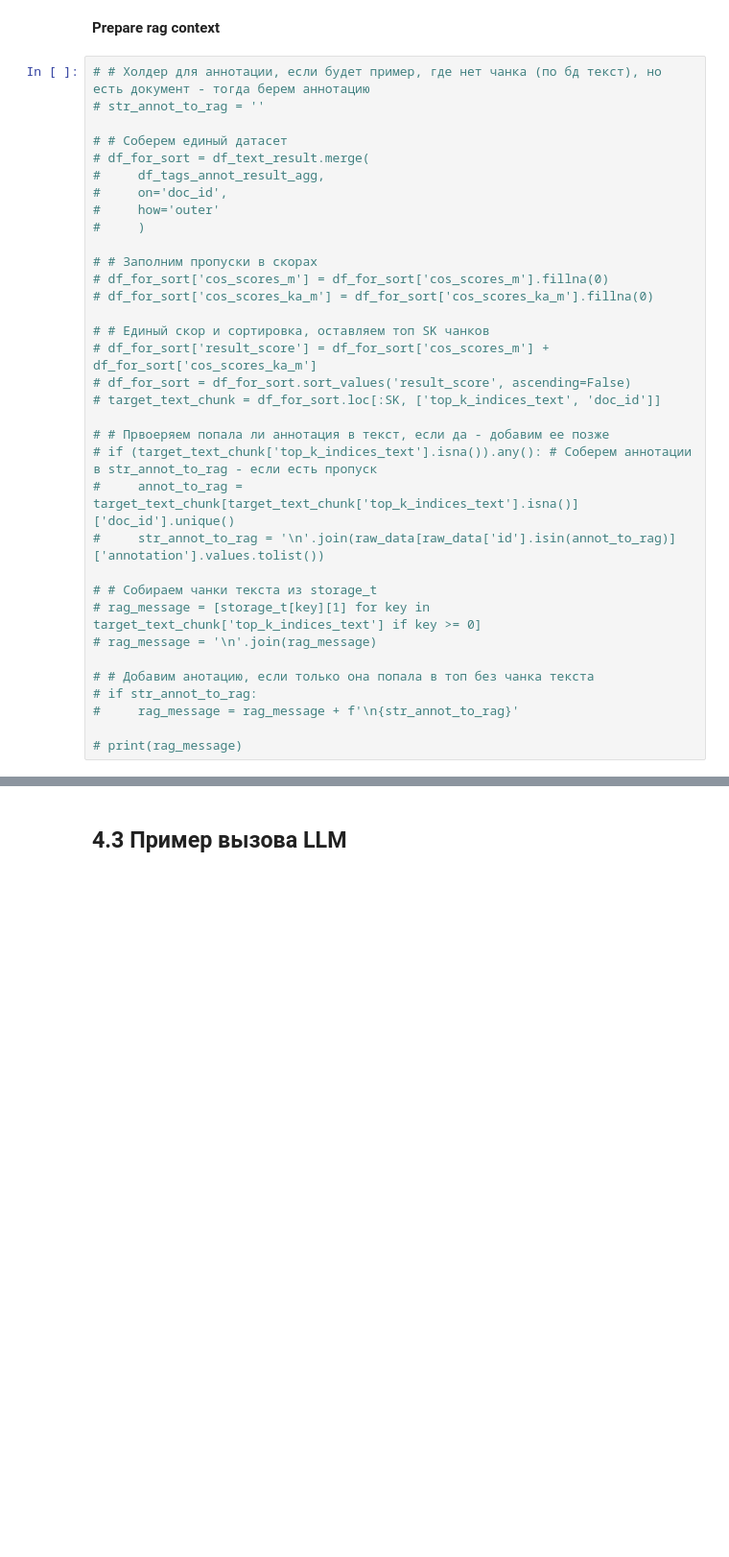
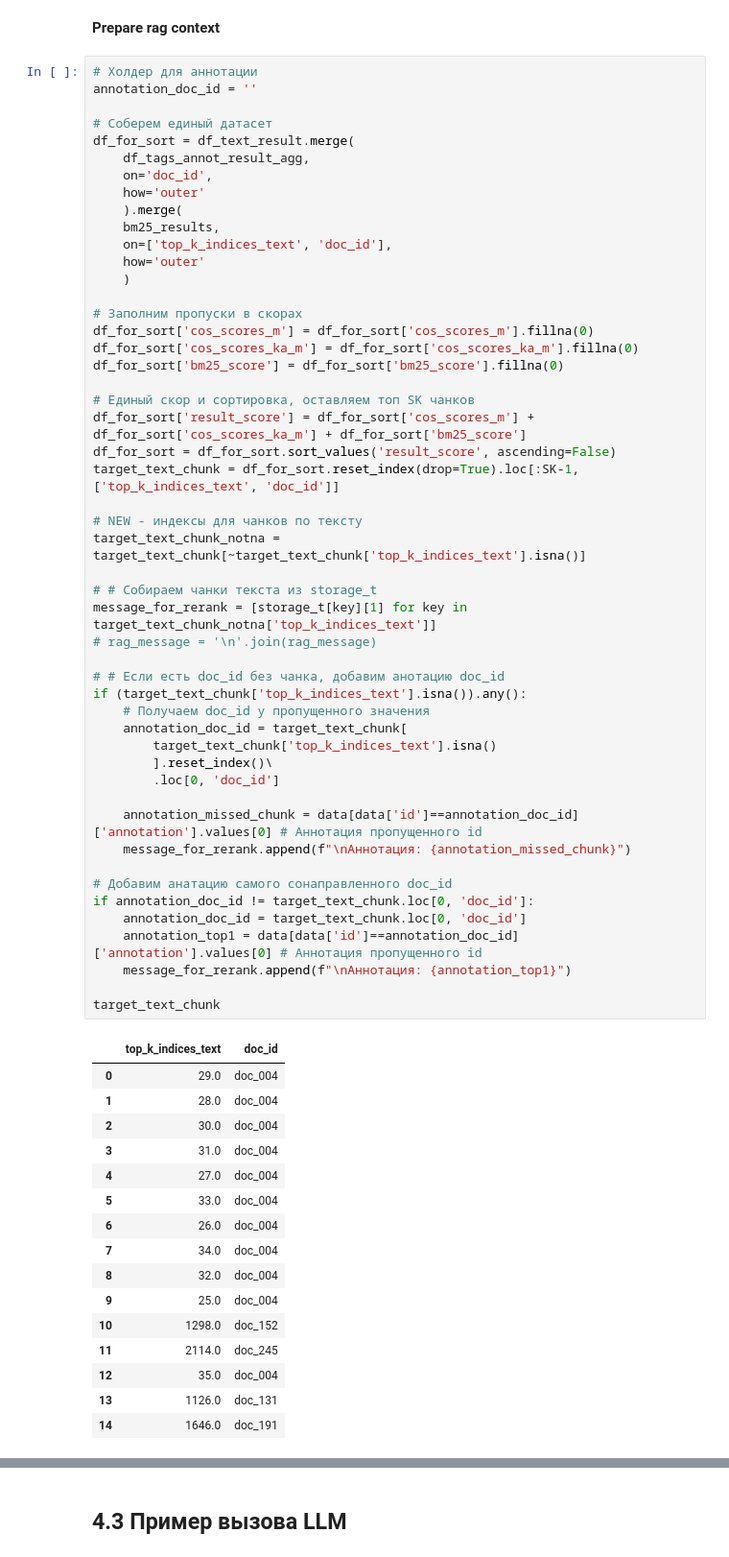
Before and after one commit to Dangennadevich/Raiff-LLM-Hack-2025, a Jupyter notebook: dev-strategy_2.ipynb, the cells around one changed output, grey strips where cells are left out. Shown: that part at 96% size. Saved outputs shown, nothing was run; the diff lists cells and outputs as text; blank space fills up the shorter version.

Commit message:
add s2v3 (+reranker)

```diff
--- a/dev-strategy_2.ipynb
+++ b/dev-strategy_2.ipynb
@@ -1078,36 +1090,69 @@ df_tags_annot_result_agg
 # %% [markdown]
 __Prepare rag context__
 # %%
-# # Холдер для аннотации, если будет пример, где нет чанка (по бд текст), но есть документ - тогда берем аннотацию
-# str_annot_to_rag = ''
+# Холдер для аннотации
+annotation_doc_id = ''
 
-# # Соберем единый датасет
-# df_for_sort = df_text_result.merge(
-#     df_tags_annot_result_agg,
-#     on='doc_id',
-#     how='outer'
-#     )
+# Соберем единый датасет
+df_for_sort = df_text_result.merge(
+    df_tags_annot_result_agg,
+    on='doc_id',
+    how='outer'
+    ).merge(
+    bm25_results,
+    on=['top_k_indices_text', 'doc_id'],
+    how='outer'
+    )
 
-# # Заполним пропуски в скорах
-# df_for_sort['cos_scores_m'] = df_for_sort['cos_scores_m'].fillna(0)
-# df_for_sort['cos_scores_ka_m'] = df_for_sort['cos_scores_ka_m'].fillna(0)
+# Заполним пропуски в скорах
+df_for_sort['cos_scores_m'] = df_for_sort['cos_scores_m'].fillna(0)
+df_for_sort['cos_scores_ka_m'] = df_for_sort['cos_scores_ka_m'].fillna(0)
+df_for_sort['bm25_score'] = df_for_sort['bm25_score'].fillna(0)
 
-# # Единый скор и сортировка, оставляем топ SK чанков
-# df_for_sort['result_score'] = df_for_sort['cos_scores_m'] + df_for_sort['cos_scores_ka_m']
-# df_for_sort = df_for_sort.sort_values('result_score', ascending=False)
-# target_text_chunk = df_for_sort.loc[:SK, ['top_k_indices_text', 'doc_id']]
+# Единый скор и сортировка, оставляем топ SK чанков
+df_for_sort['result_score'] = df_for_sort['cos_scores_m'] + df_for_sort['cos_scores_ka_m'] + df_for_sort['bm25_score']
+df_for_sort = df_for_sort.sort_values('result_score', ascending=False)
+target_text_chunk = df_for_sort.reset_index(drop=True).loc[:SK-1, ['top_k_indices_text', 'doc_id']]
 
-# # Првоеряем попала ли аннотация в текст, если да - добавим ее позже
-# if (target_text_chunk['top_k_indices_text'].isna()).any(): # Соберем аннотации в str_annot_to_rag - если есть пропуск
-#     annot_to_rag = target_text_chunk[target_text_chunk['top_k_indices_text'].isna()]['doc_id'].unique()
-#     str_annot_to_rag = '\n'.join(raw_data[raw_data['id'].isin(annot_to_rag)]['annotation'].values.tolist())
+# NEW - индексы для чанков по тексту
+target_text_chunk_notna = target_text_chunk[~target_text_chunk['top_k_indices_text'].isna()]
 
 # # Собираем чанки текста из storage_t
-# rag_message = [storage_t[key][1] for key in target_text_chunk['top_k_indices_text'] if key >= 0]
+message_for_rerank = [storage_t[key][1] for key in target_text_chunk_notna['top_k_indices_text']]
 # rag_message = '\n'.join(rag_message)
 
-# # Добавим анотацию, если только она попала в топ без чанка текста
-# if str_annot_to_rag:
-#     rag_message = rag_message + f'\n{str_annot_to_rag}'
+# # Если есть doc_id без чанка, добавим анотацию doc_id
+if (target_text_chunk['top_k_indices_text'].isna()).any():
+    # Получаем doc_id у пропущенного значения
+    annotation_doc_id = target_text_chunk[
+        target_text_chunk['top_k_indices_text'].isna()
+        ].reset_index()\
+        .loc[0, 'doc_id']
 
-# print(rag_message)
+    annotation_missed_chunk = data[data['id']==annotation_doc_id]['annotation'].values[0] # Аннотация пропущенного id
+    message_for_rerank.append(f"\nАннотация: {annotation_missed_chunk}")
+
+# Добавим анатацию самого сонаправленного doc_id
+if annotation_doc_id != target_text_chunk.loc[0, 'doc_id']:
+    annotation_doc_id = target_text_chunk.loc[0, 'doc_id']
+    annotation_top1 = data[data['id']==annotation_doc_id]['annotation'].values[0] # Аннотация пропущенного id
+    message_for_rerank.append(f"\nАннотация: {annotation_top1}")
+
+target_text_chunk
+# %% [output]
+|  | top_k_indices_text | doc_id |
+| 0 | 29.0 | doc_004 |
+| 1 | 28.0 | doc_004 |
+| 2 | 30.0 | doc_004 |
+| 3 | 31.0 | doc_004 |
+| 4 | 27.0 | doc_004 |
+| 5 | 33.0 | doc_004 |
+| 6 | 26.0 | doc_004 |
+| 7 | 34.0 | doc_004 |
+| 8 | 32.0 | doc_004 |
+| 9 | 25.0 | doc_004 |
+| 10 | 1298.0 | doc_152 |
+| 11 | 2114.0 | doc_245 |
+| 12 | 35.0 | doc_004 |
+| 13 | 1126.0 | doc_131 |
+| 14 | 1646.0 | doc_191 |
```
Also changed, not shown: parts of 22 cells of this notebook, 5 other files.
